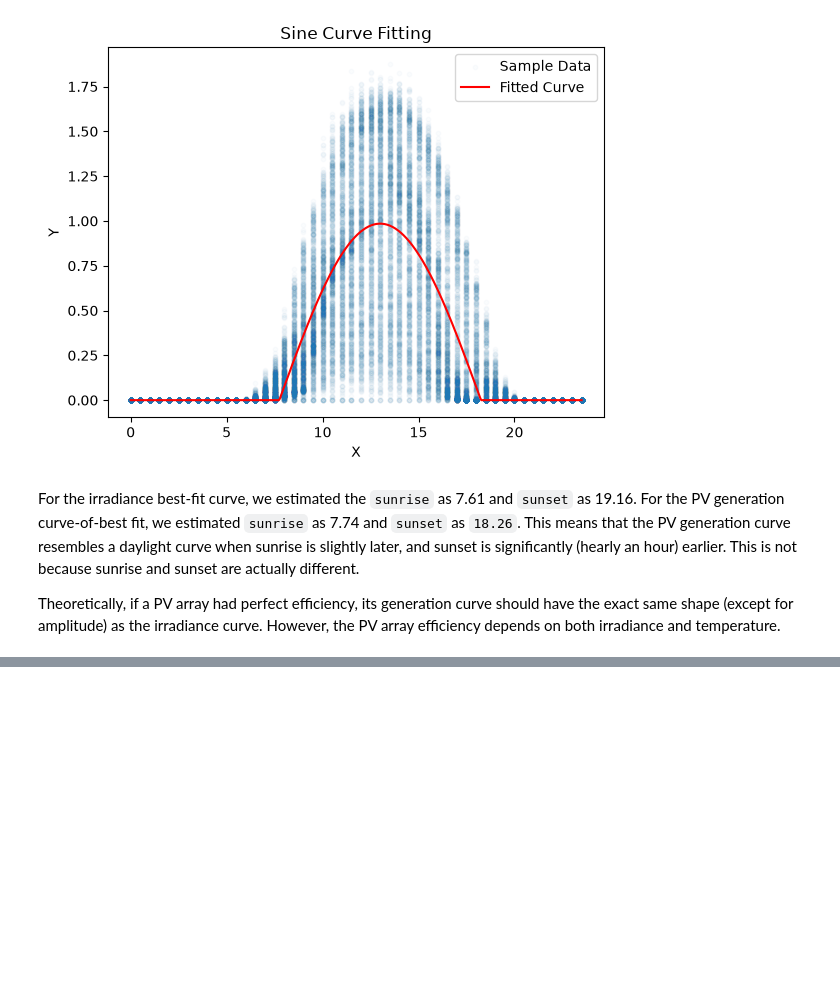
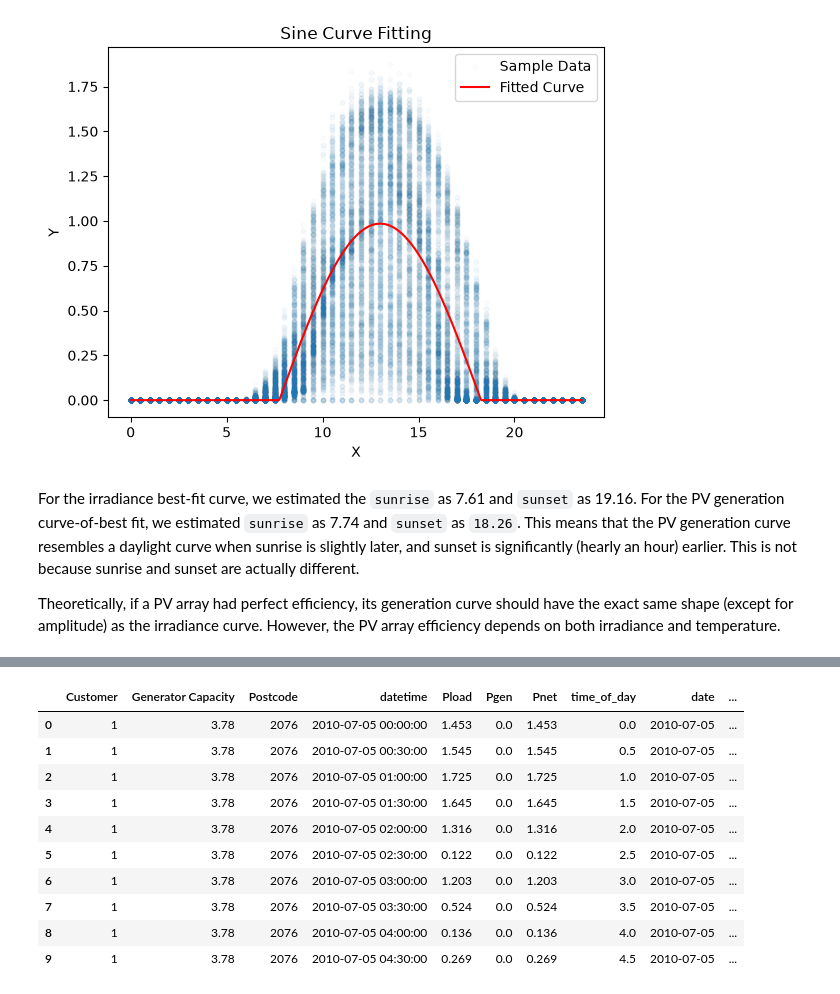
Before and after one commit to codettlaff/Energy-Disaggregation, a Jupyter notebook: data_exploration/casey_sinusoidal_regression.ipynb, the cells around one changed output, grey strips where cells are left out. Saved outputs shown, nothing was run; the diff lists cells and outputs as text; code cells hidden in the pictures; blank space fills up the shorter version.

```diff
--- a/data_exploration/casey_sinusoidal_regression.ipynb
+++ b/data_exploration/casey_sinusoidal_regression.ipynb
@@ -158,0 +372,33 @@ Theoretically, if a PV array had perfect efficiency, its generation curve should
+# %%
+predicted_df = customer_test_df.copy()
+predicted_df["Pgen_pred"] = np.nan
+
+for _, r in test_results_df.iterrows():
+    day = pd.Timestamp(r["date"])
+    mask = predicted_df["date"] == day
+
+    t = (
+        predicted_df.loc[mask, "datetime"].dt.hour
+        + predicted_df.loc[mask, "datetime"].dt.minute / 60
+        + predicted_df.loc[mask, "datetime"].dt.second / 3600)
+
+    predicted_df.loc[mask, "Pgen_pred"] = daylight_curve(
+        t.to_numpy(),
+        r["predicted_pv_A"],
+        r["predicted_pv_sunrise"],
+        r["predicted_pv_sunset"])
+
+predicted_df = predicted_df.sort_values("datetime").reset_index(drop=True)
+predicted_df.head(10)
+# %% [output]
+|  | Customer | Generator Capacity | Postcode | datetime | Pload | Pgen | Pnet | time_of_day | date | ... |
+| 0 | 1 | 3.78 | 2076 | 2010-07-05 00:00:00 | 1.453 | 0.0 | 1.453 | 0.0 | 2010-07-05 | ... |
+| 1 | 1 | 3.78 | 2076 | 2010-07-05 00:30:00 | 1.545 | 0.0 | 1.545 | 0.5 | 2010-07-05 | ... |
+| 2 | 1 | 3.78 | 2076 | 2010-07-05 01:00:00 | 1.725 | 0.0 | 1.725 | 1.0 | 2010-07-05 | ... |
+| 3 | 1 | 3.78 | 2076 | 2010-07-05 01:30:00 | 1.645 | 0.0 | 1.645 | 1.5 | 2010-07-05 | ... |
+| 4 | 1 | 3.78 | 2076 | 2010-07-05 02:00:00 | 1.316 | 0.0 | 1.316 | 2.0 | 2010-07-05 | ... |
+| 5 | 1 | 3.78 | 2076 | 2010-07-05 02:30:00 | 0.122 | 0.0 | 0.122 | 2.5 | 2010-07-05 | ... |
+| 6 | 1 | 3.78 | 2076 | 2010-07-05 03:00:00 | 1.203 | 0.0 | 1.203 | 3.0 | 2010-07-05 | ... |
+| 7 | 1 | 3.78 | 2076 | 2010-07-05 03:30:00 | 0.524 | 0.0 | 0.524 | 3.5 | 2010-07-05 | ... |
+| 8 | 1 | 3.78 | 2076 | 2010-07-05 04:00:00 | 0.136 | 0.0 | 0.136 | 4.0 | 2010-07-05 | ... |
+| 9 | 1 | 3.78 | 2076 | 2010-07-05 04:30:00 | 0.269 | 0.0 | 0.269 | 4.5 | 2010-07-05 | ... |
```
Also changed, not shown: parts of 9 cells of this notebook.
